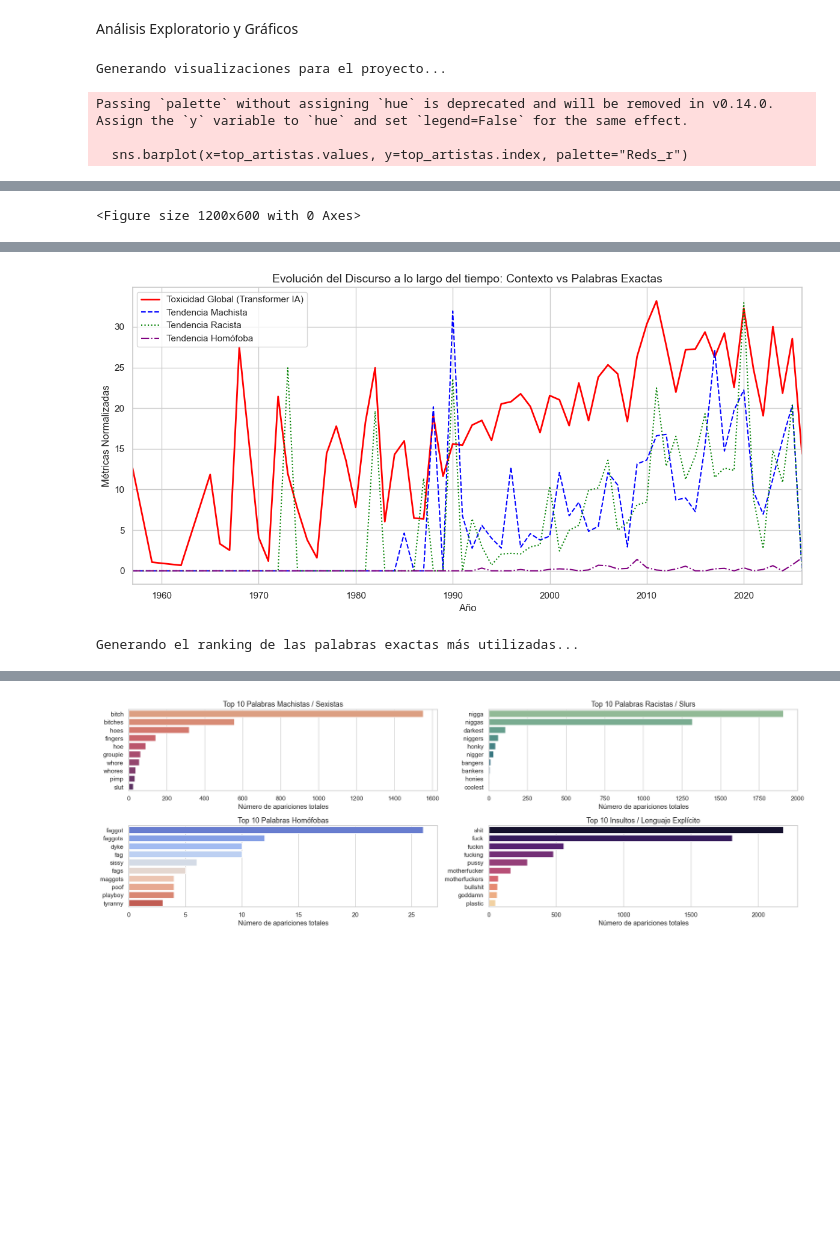
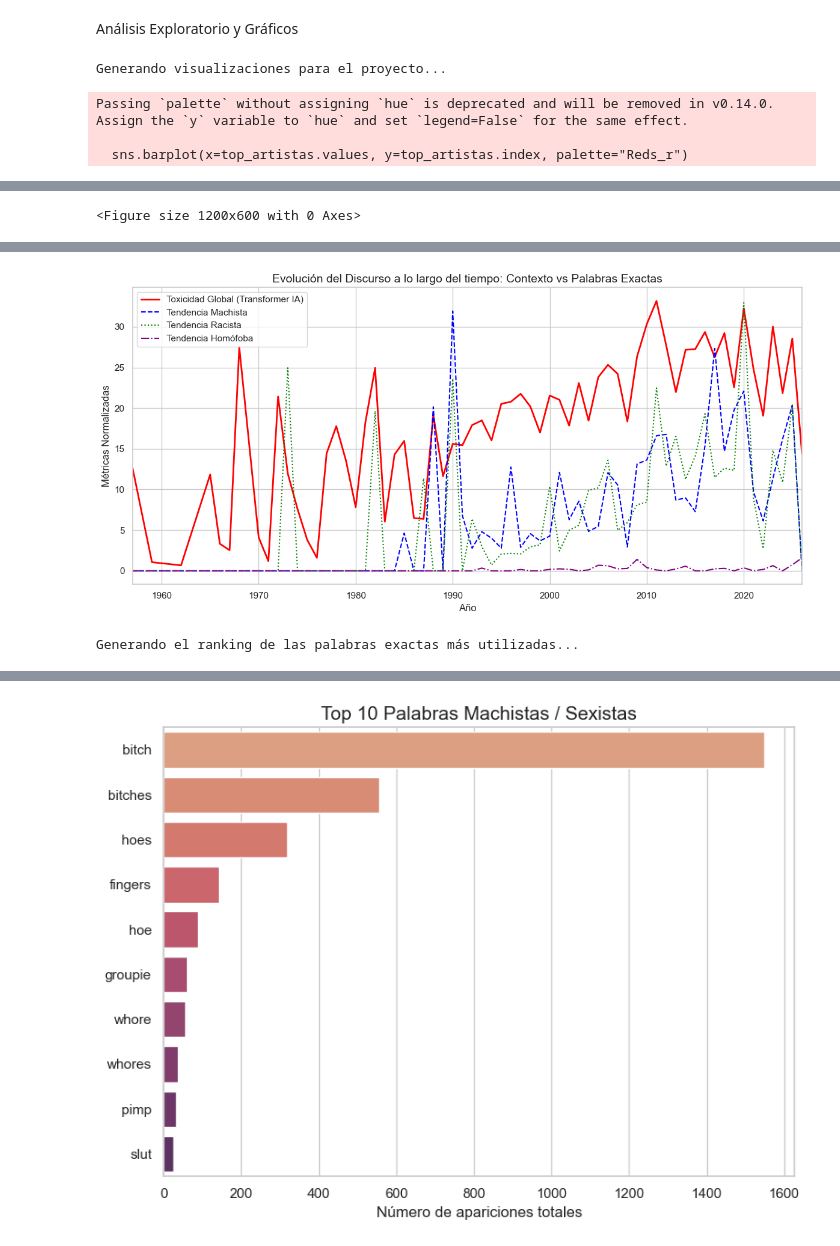
Before and after one commit to pacarma4/NLP, a Jupyter notebook: Deteccion_contenido_ofensivo.ipynb, the cells around one changed output, grey strips where cells are left out. Saved outputs shown, nothing was run; the diff lists cells and outputs as text; code cells hidden in the pictures; blank space fills up the shorter version.

```diff
--- a/Deteccion_contenido_ofensivo.ipynb
+++ b/Deteccion_contenido_ofensivo.ipynb
@@ -184,12 +183,10 @@ Evaluando canciones. ¡Ahora sí, libre de errores!...
 # %% [markdown]
 Análisis Exploratorio y Gráficos
 # %%
-# ==========================================
-# FASE 4: INSIGHTS Y VISUALIZACIÓN (4 CATEGORÍAS)
-# ==========================================
+
 print("Generando visualizaciones para el proyecto...")
 
-# --- GRÁFICO 1: TOP 10 ARTISTAS MÁS TÓXICOS ---
+# GRÁFICO 1: TOP 10 ARTISTAS MÁS TÓXICOS
 plt.figure(figsize=(10, 6))
 canciones_por_artista = df['artist_clean'].value_counts()
 artistas_validos = canciones_por_artista[canciones_por_artista >= 5].index
@@ -202,7 +199,7 @@ plt.xlabel('Puntuación de Toxicidad Media (0-100)')
 plt.ylabel('Artista')
 plt.show()
 
-# --- GRÁFICO 2: COMPOSICIÓN DE ODIO POR GÉNERO ---
+# GRÁFICO 2: COMPOSICIÓN DE ODIO POR GÉNERO
 plt.figure(figsize=(12, 6))
 columnas_freq = ['freq_sexist_pct', 'freq_racist_pct', 'freq_homophobic_pct', 'freq_profanity_pct']
 generos_grouped = df.groupby('genre_clean')[columnas_freq].mean()
@@ -211,7 +208,6 @@ generos_grouped['Total_Toxicidad'] = generos_grouped.sum(axis=1)
 generos_grouped = generos_grouped.sort_values(by='Total_Toxicidad', ascending=False)
 generos_grouped = generos_grouped.drop(columns=['Total_Toxicidad'])
 
-# Añadimos un cuarto color para la homofobia (ej: lila/morado claro)
 colores = ['#ff9999', '#66b3ff', '#c299ff', '#99ff99']
 generos_grouped.plot(kind='bar', stacked=True, figsize=(14,6), color=colores)
 plt.title('Composición de Lenguaje Explícito por Género (Ordenado)', fontsize=14)
@@ -222,7 +218,7 @@ plt.xticks(rotation=45, ha='right')
 plt.tight_layout()
 plt.show()
 
-# --- GRÁFICO 3: EVOLUCIÓN TEMPORAL COMPARATIVA ---
+# GRÁFICO 3: EVOLUCIÓN TEMPORAL COMPARATIVA
 plt.figure(figsize=(12, 6))
 temporal = df.groupby('year').agg(
     IA_Contexto=('ia_toxic_score', 'mean'),
@@ -246,72 +242,69 @@ plt.legend()
 plt.tight_layout()
 plt.show()
 
-# --- ÚLTIMA FASE: EL RANKING DE LAS PALABRAS OFENSIVAS
+
+# EL RANKING DE LAS PALABRAS OFENSIVAS
 
 from collections import Counter
+import matplotlib.pyplot as plt
+import seaborn as sns
 
 print("Generando el ranking de las palabras exactas más utilizadas...")
 
-# 1. Unimos todas las letras de todo el dataset en un solo texto gigante
+# Extracción y conteo global
 todas_las_letras = " ".join(df['lyrics'].tolist()).lower()
-
-# 2. Extraemos todas las palabras individuales
 todas_las_palabras = re.findall(r'\b[a-z]+\b', todas_las_letras)
-
-# 3. Contamos la frecuencia absoluta de TODAS las palabras (es súper rápido)
 conteo_global = Counter(todas_las_palabras)
 
-# 4. Filtramos el conteo usando nuestros diccionarios blindados (los '_full' de la Celda 2)
-# Así incluiremos tanto las palabras base como las variaciones/slang que la IA descubrió
+# Filtrado por nuestros diccionarios purgados
 conteo_sexist = {w: c for w, c in conteo_global.items() if w in dict_sexist_full}
 conteo_racist = {w: c for w, c in conteo_global.items() if w in dict_racist_full}
+conteo_homophobic = {w: c for w, c in conteo_global.items() if w in dict_homophobic_full}
 conteo_profanity = {w: c for w, c in conteo_global.items() if w in dict_profanity_full}
-conteo_homophobic = {w: c for w, c in conteo_global.items() if w in dict_homophobic_full}
 
-# 5. Convertimos los Top 10 a DataFrames de Pandas para poder graficarlos fácilmente
+# Creación de los DataFrames con los Top 10
 df_top_sexist = pd.DataFrame(Counter(conteo_sexist).most_common(10), columns=['Palabra', 'Apariciones'])
 df_top_racist = pd.DataFrame(Counter(conteo_racist).most_common(10), columns=['Palabra', 'Apariciones'])
+df_top_homo = pd.DataFrame(Counter(conteo_homophobic).most_common(10), columns=['Palabra', 'Apariciones'])
 df_top_profanity = pd.DataFrame(Counter(conteo_profanity).most_common(10), columns=['Palabra', 'Apariciones'])
-df_top_homophobic = pd.DataFrame(Counter(conteo_homophobic).most_common(10), columns=['Palabra', 'Apariciones'])
 
-# 6. --- VISUALIZACIÓN DEL RANKING ---
-# Creamos una figura con 3 subgráficos (uno al lado del otro)
-fig, axes = plt.subplots(2, 2, figsize=(18, 6))
+# VISUALIZACIÓN
 
-# Gráfico 1: Machismo
-sns.barplot(data=df_top_sexist, x='Apariciones', y='Palabra', ax=axes[0, 0], palette="flare")
-axes[0, 0].set_title('Top 10 Palabras Machistas / Sexistas', fontsize=13)
-axes[0, 0].set_xlabel('Número de apariciones totales')
-axes[0, 0].set_ylabel('')
-
-# Gráfico 2: Racismo
-sns.barplot(data=df_top_racist, x='Apariciones', y='Palabra', ax=axes[0, 1], palette="crest")
-axes[0, 1].set_title('Top 10 Palabras Racistas / Slurs', fontsize=13)
-axes[0, 1].set_xlabel('Número de apariciones totales')
-axes[0, 1].set_ylabel('')
-
-# Gráfico 3: Homofobia
-sns.barplot(data=df_top_homophobic, x='Apariciones', y='Palabra', ax=axes[1, 0], palette="coolwarm")
-axes[1, 0].set_title('Top 10 Palabras Homófobas', fontsize=13)
-axes[1, 0].set_xlabel('Número de apariciones totales')
-axes[1, 0].set_ylabel('')
-
-# Gráfico 4: Profanidad General
-sns.barplot(data=df_top_profanity, x='Apariciones', y='Palabra', ax=axes[1, 1], palette="magma")
-axes[1, 1].set_title('Top 10 Insultos / Lenguaje Explícito', fontsize=13)
-axes[1, 1].set_xlabel('Número de apariciones totales')
-axes[1, 1].set_ylabel('')
-
-# Ajustamos el layout para que no se pisen los textos y mostramos
+# GRÁFICO 4: MACHISMO
+plt.figure(figsize=(8, 6))
+sns.barplot(data=df_top_sexist, x='Apariciones', y='Palabra', palette="flare")
+plt.title('Top 10 Palabras Machistas / Sexistas', fontsize=15)
+plt.xlabel('Número de apariciones totales', fontsize=12)
+plt.ylabel('')
 plt.tight_layout()
 plt.show()
 
-# Extra: Imprimir también las tablas en texto por si quieres copiarlas para el informe (Word/PDF)
-print("\n--- TABLAS DE DATOS PARA EL INFORME ---")
-print("\nTOP MACHISMO:\n", df_top_sexist.to_string(index=False))
-print("\nTOP RACISMO:\n", df_top_racist.to_string(index=False))
-print("\nTOP PROFANIDAD:\n", df_top_profanity.to_string(index=False))
-print("\nTOP HOMOFOBIA:\n", df_top_homophobic.to_string(index=False))
+# GRÁFICO 5: RACISMO
+plt.figure(figsize=(8, 6))
+sns.barplot(data=df_top_racist, x='Apariciones', y='Palabra', palette="crest")
+plt.title('Top 10 Palabras Racistas / Slurs', fontsize=15)
+plt.xlabel('Número de apariciones totales', fontsize=12)
+plt.ylabel('')
+plt.tight_layout()
+plt.show()
+
+# GRÁFICO 6: HOMOFOBIA
+plt.figure(figsize=(8, 6))
+sns.barplot(data=df_top_homo, x='Apariciones', y='Palabra', palette="Purples_r")
+plt.title('Top 10 Palabras Homófobas / Transfobas', fontsize=15)
+plt.xlabel('Número de apariciones totales', fontsize=12)
+plt.ylabel('')
+plt.tight_layout()
+plt.show()
+
+# GRÁFICO 7: PROFANIDAD GENERAL
+plt.figure(figsize=(8, 6))
+sns.barplot(data=df_top_profanity, x='Apariciones', y='Palabra', palette="magma")
+plt.title('Top 10 Insultos / Lenguaje Explícito', fontsize=15)
+plt.xlabel('Número de apariciones totales', fontsize=12)
+plt.ylabel('')
+plt.tight_layout()
+plt.show()
 
 # --- GUARDAR EL DATASET FINAL ENRIQUECIDO ---
 # Guarda un nuevo CSV con todas las columnas calculadas para no tener que reprocesar en el futuro
@@ -345 +326 @@ Passing `palette` without assigning `hue` is deprecated and will be removed in v
-[figure, old version]
+[figure, new version]
```
Also changed, not shown: parts of 6 cells of this notebook.
